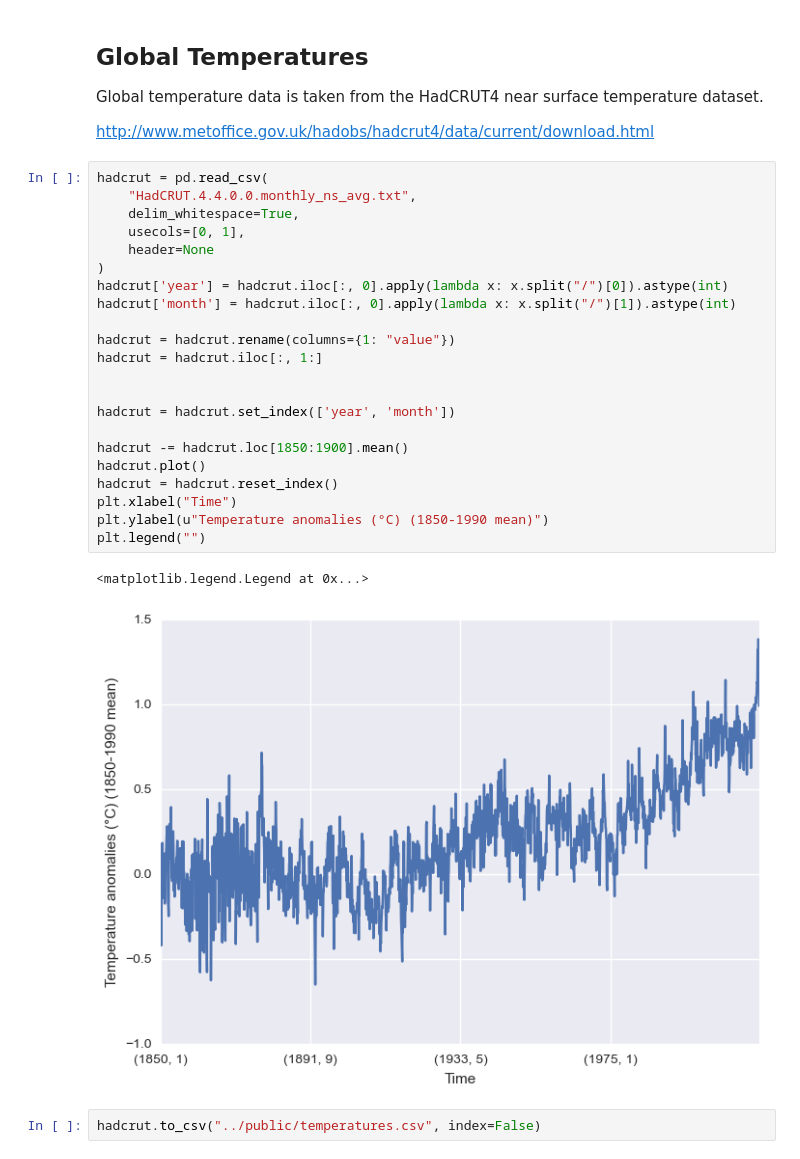
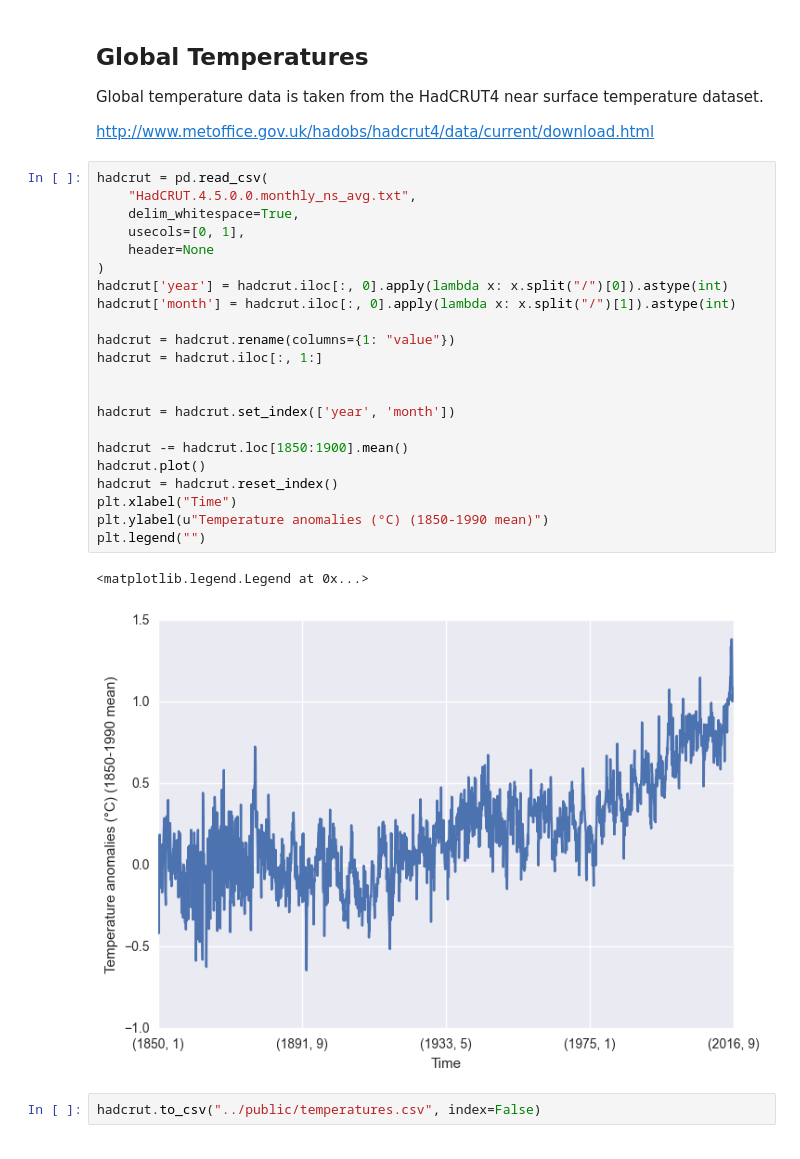
Before and after one commit to openclimatedata/climate-spirals, a Jupyter notebook: data/Climate Spirals Data.ipynb, the cells around one changed output. Cells and saved outputs as stored; diff of their text form.

```diff
--- a/data/Climate Spirals Data.ipynb
+++ b/data/Climate Spirals Data.ipynb
@@ -174,28 +174,28 @@ Global temperature data is taken from the HadCRUT4 near surface temperature data
 http://www.metoffice.gov.uk/hadobs/hadcrut4/data/current/download.html
 # %%
 hadcrut = pd.read_csv(
-    "HadCRUT.4.4.0.0.monthly_ns_avg.txt",
+    "HadCRUT.4.5.0.0.monthly_ns_avg.txt",
     delim_whitespace=True,
     usecols=[0, 1],
     header=None
 )
 hadcrut['year'] = hadcrut.iloc[:, 0].apply(lambda x: x.split("/")[0]).astype(int)
 hadcrut['month'] = hadcrut.iloc[:, 0].apply(lambda x: x.split("/")[1]).astype(int)
 
 hadcrut = hadcrut.rename(columns={1: "value"})
 hadcrut = hadcrut.iloc[:, 1:]
 
 
 hadcrut = hadcrut.set_index(['year', 'month'])
 
 hadcrut -= hadcrut.loc[1850:1900].mean()
 hadcrut.plot()
 hadcrut = hadcrut.reset_index()
 plt.xlabel("Time")
 plt.ylabel(u"Temperature anomalies (°C) (1850-1990 mean)")
 plt.legend("")
 # %% [output]
 <matplotlib.legend.Legend at 0x...>
-[figure, old version]
+[figure, new version]
 # %%
 hadcrut.to_csv("../public/temperatures.csv", index=False)
```
Also changed, not shown: parts of 3 cells of this notebook, 1 other file.
